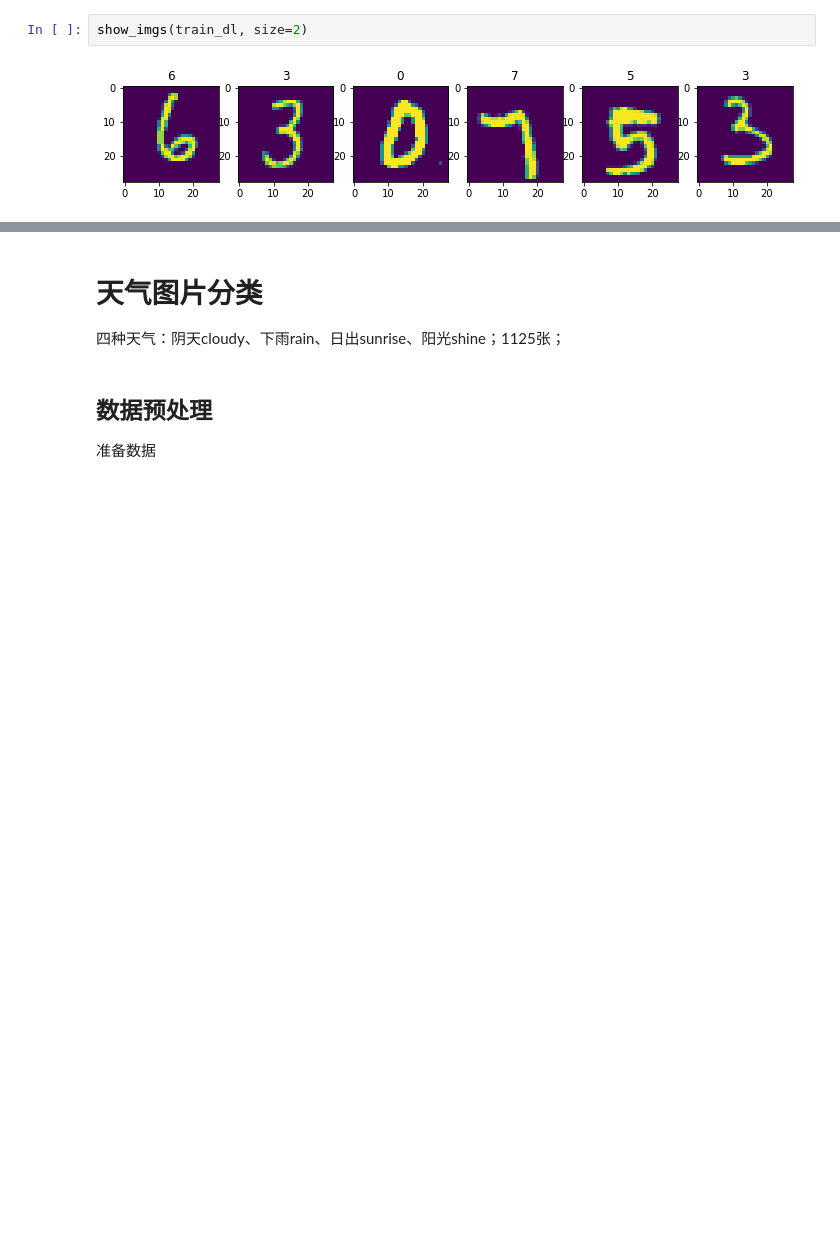
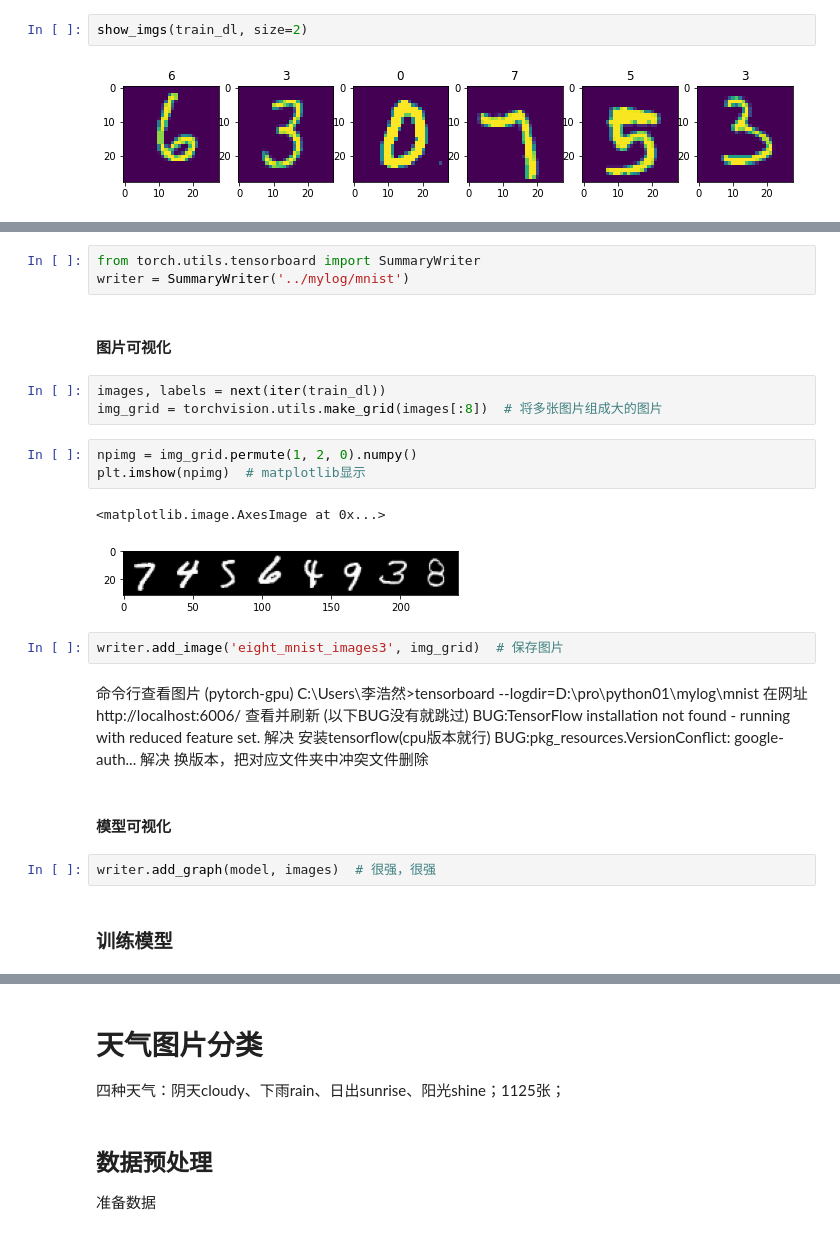
Before and after one commit to ToyHaoran/python01, a Jupyter notebook: pytorch_note/2 卷积神经网络.ipynb, the cells around one changed output, grey strips where cells are left out. Cells and saved outputs as stored; diff of their text form; blank space fills up the shorter version.

```diff
--- a/pytorch_note/2 卷积神经网络.ipynb
+++ b/pytorch_note/2 卷积神经网络.ipynb
@@ -191,0 +172,29 @@ show_imgs(train_dl, size=2)
+# %%
+from torch.utils.tensorboard import SummaryWriter
+writer = SummaryWriter('../mylog/mnist')
+# %% [markdown]
+#### 图片可视化
+# %%
+images, labels = next(iter(train_dl))
+img_grid = torchvision.utils.make_grid(images[:8])  # 将多张图片组成大的图片
+# %%
+npimg = img_grid.permute(1, 2, 0).numpy()
+plt.imshow(npimg)  # matplotlib显示
+# %% [output]
+<matplotlib.image.AxesImage at 0x...>
+[figure, added]
+# %%
+writer.add_image('eight_mnist_images3', img_grid)  # 保存图片
+# %% [markdown]
+命令行查看图片
+(pytorch-gpu) C:\Users\李浩然>tensorboard --logdir=D:\pro\python01\mylog\mnist
+在网址 http://localhost:6006/ 查看并刷新
+(以下BUG没有就跳过)
+BUG:TensorFlow installation not found - running with reduced feature set. 解决 安装tensorflow(cpu版本就行)
+BUG:pkg_resources.VersionConflict: google-auth... 解决 换版本，把对应文件夹中冲突文件删除
+# %% [markdown]
+#### 模型可视化
+# %%
+writer.add_graph(model, images)  # 很强，很强
+# %% [markdown]
+### 训练模型
```
Also changed, not shown: parts of 9 cells of this notebook.
